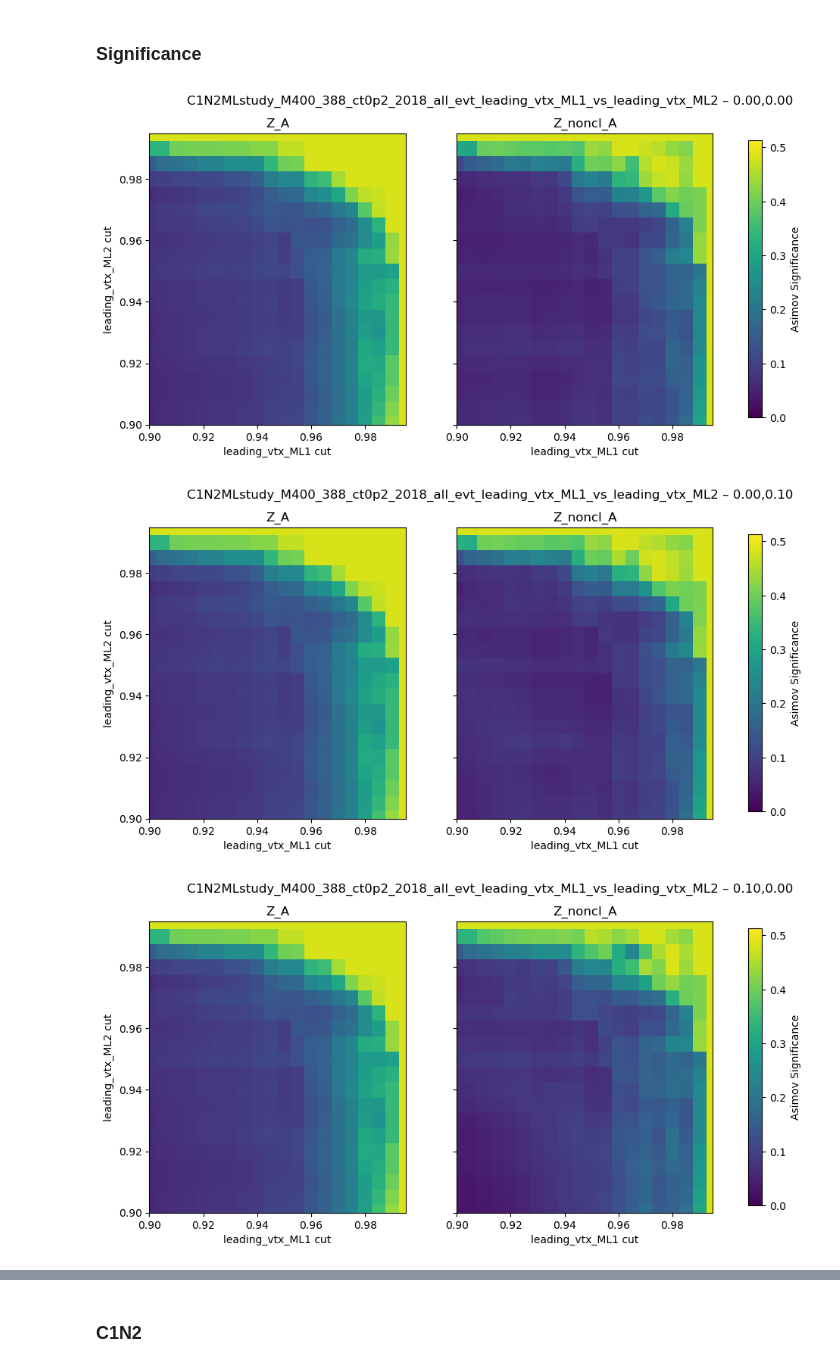
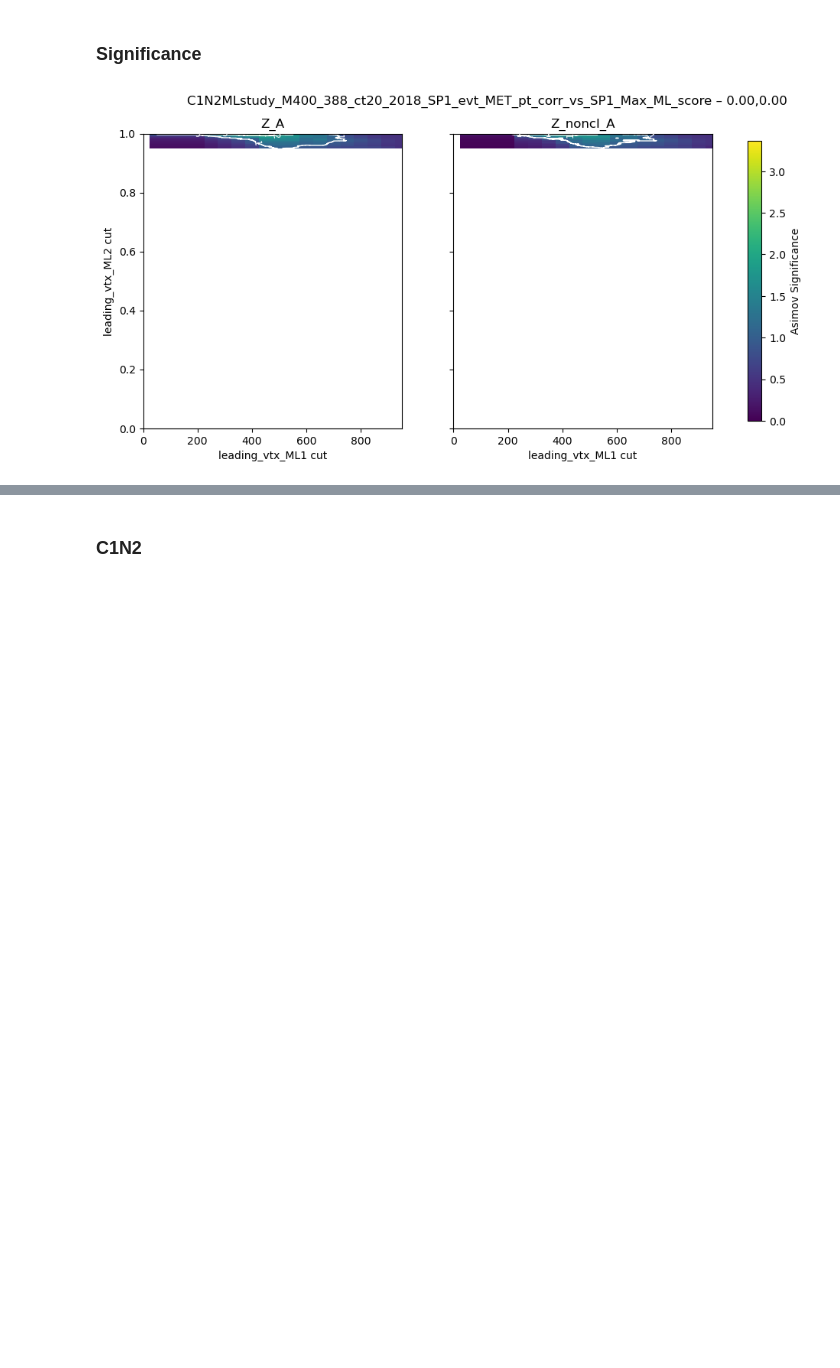
Before and after one commit to HephyAnalysisSW/SoftDisplacedVertices, a Jupyter notebook: Plotter/testK/notebooks/significance/plot_gridsearch_disco.ipynb, the cells around one changed output, grey strips where cells are left out. Cells and saved outputs as stored; diff of their text form; code cells hidden in the pictures; blank space fills up the shorter version.

```diff
--- a/Plotter/testK/notebooks/significance/plot_gridsearch_disco.ipynb
+++ b/Plotter/testK/notebooks/significance/plot_gridsearch_disco.ipynb
@@ -14,10 +14,15 @@ import pickle
 # import ROOT
 # ROOT.EnableImplicitMT()    # Tells ROOT to go parallel
 # %%
-HISTDIR = Path('/scratch-cbe/users/alikaan.gueven/AN_plots/ParT_hists/vtx_PART_859_epoch_87_test3/tables')
+HISTDIR = Path('/scratch-cbe/users/alikaan.gueven/AN_plots/ParT_hists/vtx_PART_1065_epoch_18/tables')
+SAMPLE = 'C1N2MLstudy_M400_388_ct20_2018_SP1_evt_MET_pt_corr_vs_SP1_Max_ML_score'
+
+# HISTDIR = Path('/scratch-cbe/users/alikaan.gueven/AN_plots/ParT_hists/vtx_PART_931_epoch_397_test1/tables')
+
 # SAMPLE = 'stopMLstudy_M1000_988_ct20_2018'
 # SAMPLE = 'C1N2MLstudy_M400_388_ct0p2_2018_SP2_evt_leading_vtx_ML1_vs_leading_vtx_ML2'
-SAMPLE = 'C1N2MLstudy_M400_388_ct0p2_2018_SP2_evt_leading_vtx_ML1_vs_leading_vtx_ML2'
+# SAMPLE = 'C1N2MLstudy_M400_388_ct20_2018_SP1_evt_leading_vtx_ML1_vs_leading_vtx_ML2'
+
 TABLE = 'gridsearch_disco.pkl'
 
 TABLE_PATH = HISTDIR / SAMPLE / TABLE
@@ -26,0 +74,12 @@ with open(TABLE_PATH, 'rb') as f:
+# %%
+b = table['0.00,0.00']['Z_A']
+
+
+fig = plt.figure()
+pcm = plt.pcolormesh(b.index, b.columns, b.T,
+        cmap="viridis", vmin=None, vmax=None, shading="auto")
+
+cbar = fig.colorbar(pcm, shrink=0.90)
+cbar.ax.set_ylabel(r"Asimov Significance")
+plt.title('Z_A')
+plt.show()
@@ -66,7 +132,7 @@ sig_tag = SAMPLE
 def plot_pair(Z_noncl_minus, Z_noncl, Z_noncl_plus, suptitle):
     # Common contour levels
     # base_levels = [-0.30, 0.30]
-    base_levels = [0.30]
+    base_levels = [0.30, 0.50]
     global_max = np.nanmax([
         np.nanmax(Z_noncl_minus.values),
         np.nanmax(Z_noncl.values),
@@ -247,8 +315,8 @@ for key, sub in table.items():
 # %% [markdown]
 ### Significance
 # %%
-HISTDIR = Path('/scratch-cbe/users/alikaan.gueven/AN_plots/ParT_hists/vtx_PART_859_epoch_87_test3/tables')
-SAMPLE = 'C1N2MLstudy_M400_388_ct0p2_2018_all_evt_leading_vtx_ML1_vs_leading_vtx_ML2'
+HISTDIR = Path('/scratch-cbe/users/alikaan.gueven/AN_plots/ParT_hists/vtx_PART_931_epoch_397_test1/tables')
+SAMPLE = 'C1N2MLstudy_M400_388_ct20_2018_SP1_evt_leading_vtx_ML1_vs_leading_vtx_ML2'
 # SAMPLE = 'stop_M600_588_ct20_2018'
 TABLE = 'gridsearch_disco.pkl'
 
@@ -283,42 +351,40 @@ def plot_pair(Z_left, Z_right, sig_tag):
         cont0 = ax.contour(Z_left.index, Z_left.columns, Z_left.T,
                            levels=levels, colors="white", linewidths=1.0, linestyles="solid")
         ax.clabel(cont0, fontsize="smaller")
-    ax.set_xlim(0.9, Z_left.index.max())
-    ax.set_ylim(0.9, Z_left.columns.max())
+    ax.set_xlim(0.0, Z_left.index.max())
+    ax.set_ylim(0.0, Z_left.columns.max())
     ax.set_xlabel("leading_vtx_ML1 cut")
     ax.set_ylabel("leading_vtx_ML2 cut")
 
     # --- Right ---
     ax = axes[1]
     ax.set_title('Z_noncl_A')
     pcm1 = ax.pcolormesh(
         Z_right.index, Z_right.columns, Z_right.T,
         cmap="viridis", vmin=vmin, vmax=vmax, shading="auto"
     )
     if levels:
         cont1 = ax.contour(Z_right.index, Z_right.columns, Z_right.T,
                            levels=levels, colors="white", linewidths=1.0, linestyles="solid")
         ax.clabel(cont1, fontsize="smaller")
-    ax.set_xlim(0.9, Z_right.index.max())
-    ax.set_ylim(0.9, Z_right.columns.max())
+    ax.set_xlim(0.0, Z_right.index.max())
+    ax.set_ylim(0.0, Z_right.columns.max())
     ax.set_xlabel("leading_vtx_ML1 cut")
 
     # Shared colorbar
     cbar = fig.colorbar(pcm1, ax=axes.ravel().tolist(), shrink=0.95)
     cbar.ax.set_ylabel(r"Asimov Significance")
 
     # plt.tight_layout()
     plt.show()
 
 
 # --- Loop over your dictionary of tables ---
 
 for key, sub in table.items():
     noncl        = sub['Z_A']
     noncl_plus1s = sub['Z_noncl_A']
 
     plot_pair(noncl, noncl_plus1s, sig_tag=f"{sig_tag} – {key}")
 # %% [output]
-[figure, old version]
+[figure, new version]
-[figure, removed]
-[figure, removed]
```
Also changed, not shown: parts of 40 cells of this notebook, 45 other files.
